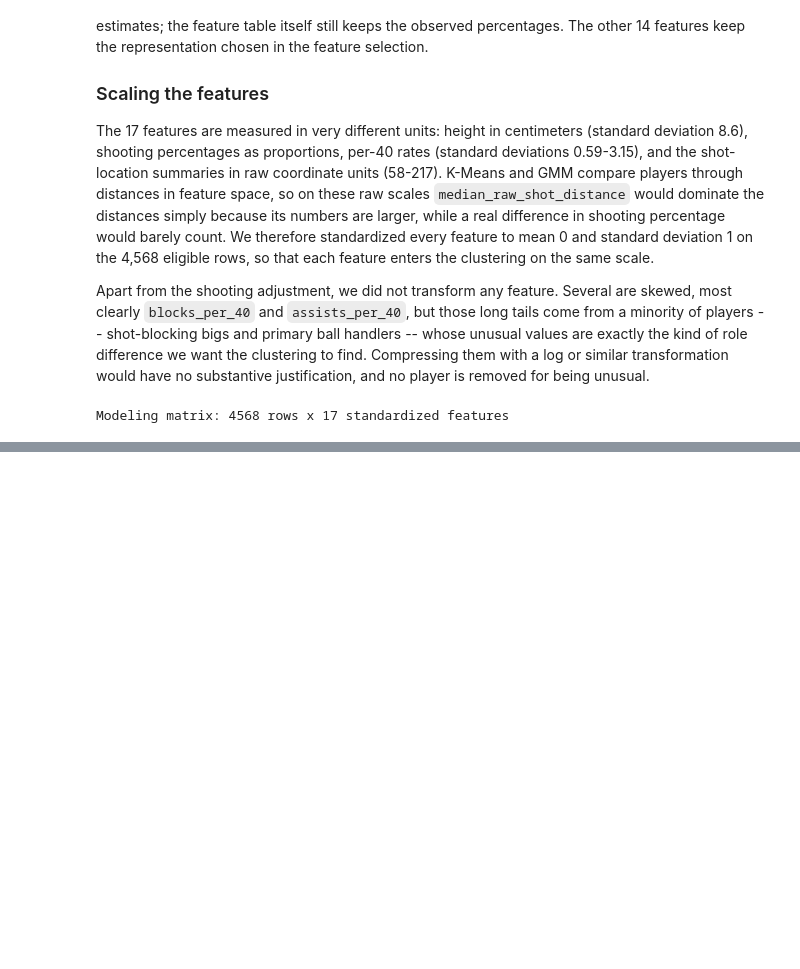
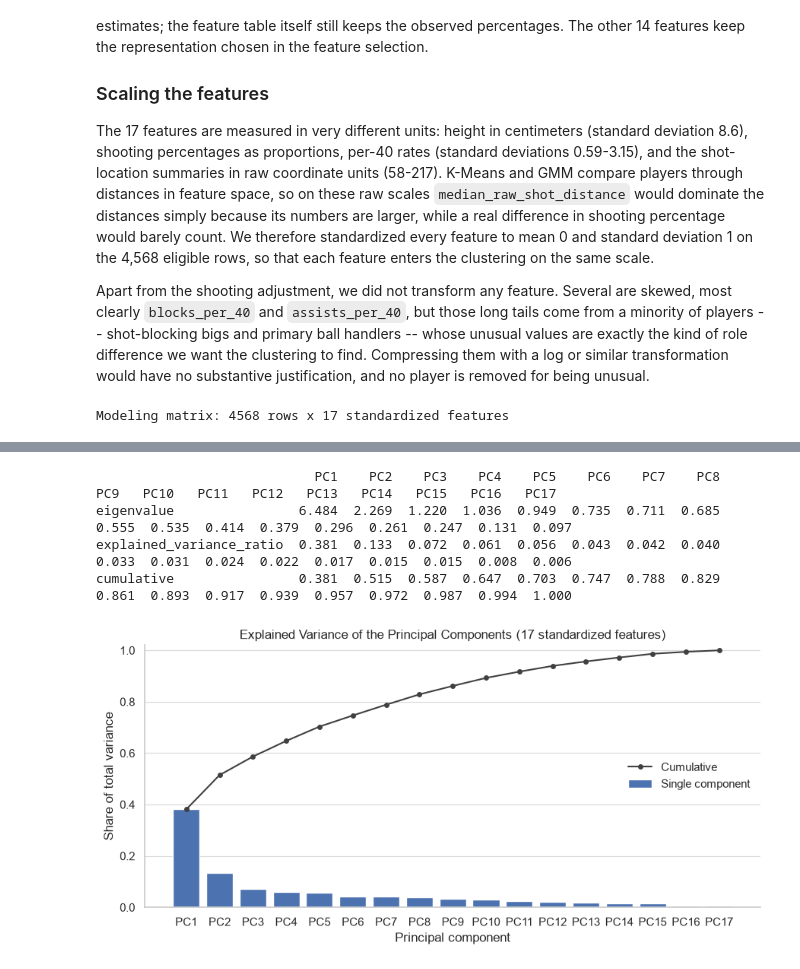
Before and after one commit to DoronWolinsky/Yuval-and-Doron-s-final-project---EuroLeague-player-roles, a Jupyter notebook: notebooks/EuroLeague_Player_Roles_Project.ipynb, the cells around one changed output, grey strips where cells are left out. Cells and saved outputs as stored; diff of their text form; code cells hidden in the pictures; blank space fills up the shorter version.

```diff
--- a/notebooks/EuroLeague_Player_Roles_Project.ipynb
+++ b/notebooks/EuroLeague_Player_Roles_Project.ipynb
@@ -2401,0 +2410,39 @@ Modeling matrix: 4568 rows x 17 standardized features
+# %%
+modeling_pca = PCA(svd_solver="full").fit(X_scaled)
+pca_scores = modeling_pca.transform(X_scaled)
+component_labels = [f"PC{i}" for i in range(1, len(FINAL_CLUSTERING_FEATURES) + 1)]
+
+explained_variance = pd.DataFrame({
+    "eigenvalue": modeling_pca.explained_variance_,
+    "explained_variance_ratio": modeling_pca.explained_variance_ratio_,
+    "cumulative": np.cumsum(modeling_pca.explained_variance_ratio_),
+}, index=component_labels)
+print(explained_variance.T.round(3).to_string())
+
+fig, ax = plt.subplots(figsize=(9, 4.5))
+positions = np.arange(1, len(component_labels) + 1)
+ax.bar(positions, explained_variance["explained_variance_ratio"], color="#4C72B0",
+       label="Single component")
+ax.plot(positions, explained_variance["cumulative"], color="0.25", marker="o", markersize=4,
+        linewidth=1.5, label="Cumulative")
+ax.set_xticks(positions)
+ax.set_xticklabels(component_labels)
+ax.set_ylim(0, 1.02)
+ax.set_title("Explained Variance of the Principal Components (17 standardized features)")
+ax.set_xlabel("Principal component")
+ax.set_ylabel("Share of total variance")
+ax.legend(frameon=False, loc="center right")
+ax.grid(axis="y", color="0.85", linewidth=0.8)
+ax.grid(axis="x", visible=False)
+ax.set_axisbelow(True)
+for spine in ["top", "right"]:
+    ax.spines[spine].set_visible(False)
+fig.tight_layout()
+fig.savefig(FIG_DIR / "pca_explained_variance.png", dpi=150, bbox_inches="tight")
+plt.show()
+# %% [output]
+                            PC1    PC2    PC3    PC4    PC5    PC6    PC7    PC8    PC9   PC10   PC11   PC12   PC13   PC14   PC15   PC16   PC17
+eigenvalue                6.484  2.269  1.220  1.036  0.949  0.735  0.711  0.685  0.555  0.535  0.414  0.379  0.296  0.261  0.247  0.131  0.097
+explained_variance_ratio  0.381  0.133  0.072  0.061  0.056  0.043  0.042  0.040  0.033  0.031  0.024  0.022  0.017  0.015  0.015  0.008  0.006
+cumulative                0.381  0.515  0.587  0.647  0.703  0.747  0.788  0.829  0.861  0.893  0.917  0.939  0.957  0.972  0.987  0.994  1.000
+[figure, added]
```
Also changed, not shown: parts of 6 cells of this notebook, 5 other files.
